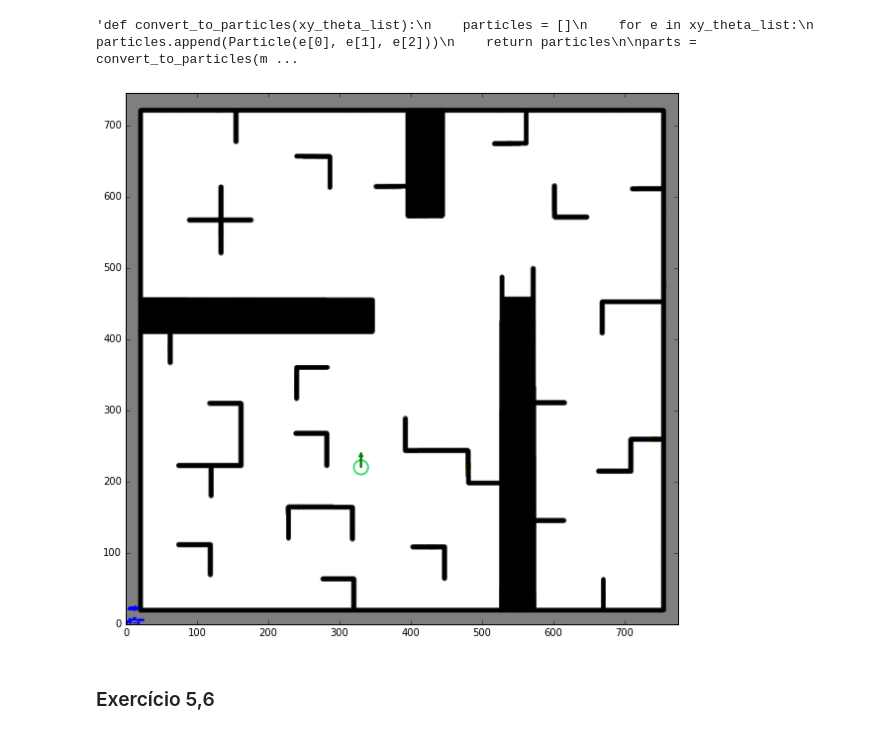
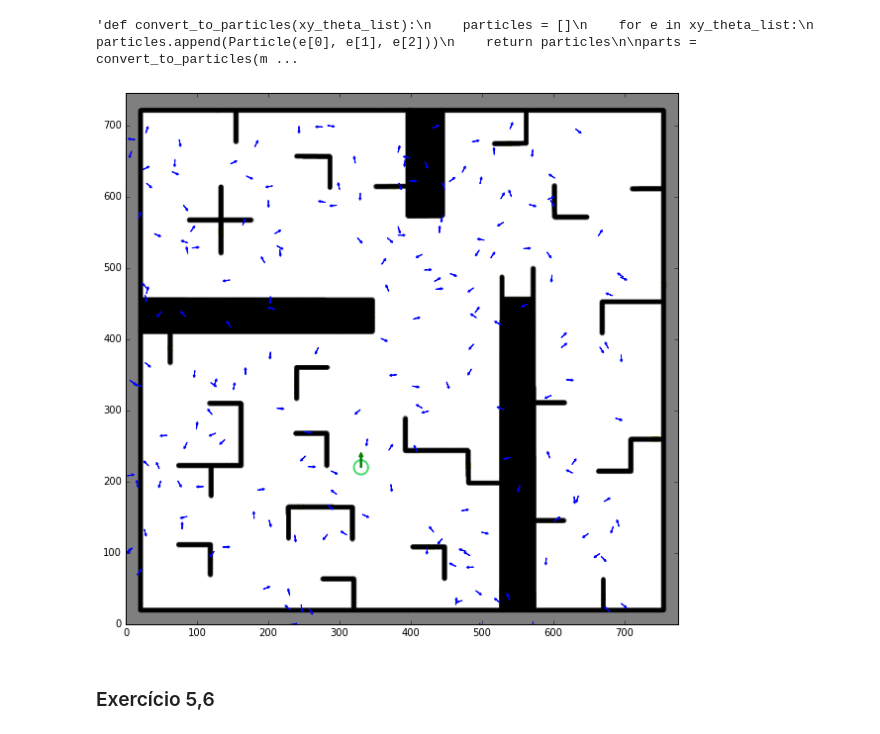
Before and after one commit to eduardotp1/robotica17, a Jupyter notebook: particle_filter/jupyter_particle/ParticleFilter_update.ipynb, the cells around one changed output. Cells and saved outputs as stored; diff of their text form; code cells hidden in the pictures.

```diff
--- a/particle_filter/jupyter_particle/ParticleFilter_update.ipynb
+++ b/particle_filter/jupyter_particle/ParticleFilter_update.ipynb
@@ -154,7 +154,7 @@ def gerador_particulas_aleatorias(n_part,minx,maxx,miny,maxy):  #Função que re
 # %% [markdown]
 ### Exercício 2,3
 # %%
-particulas=gerador_particulas_aleatorias(500,0,700,0,700)
+particulas=gerador_particulas_aleatorias(200,0,700,0,700)
 # %%
 inspercles.nb_draw_map(color_image, particulas)
 # %% [output]
@@ -164,7 +164,7 @@ inspercles.nb_draw_map(color_image, particulas)
 A função *nb_initialize_particle_cloud()* pertence ao módulo <code>inspercles</code> e já faz uma primeira aleatorização das partículas
 # %%
 # Inicializa as particulas
-particulas = inspercles.nb_initialize_particle_cloud()
+particulas_miranda = inspercles.nb_initialize_particle_cloud()
 # %%
 inspercles.nb_draw_map(color_image, particles = particulas, initial_position = initial_pose, pose=pose, robot=True)
 # %% [output]
@@ -272,10 +272,10 @@ parts = convert_to_particles(movidas)
 # %%
 
 #inspercles.nb_draw_particle_cloud(convert_to_particles(movidas), ax)
 
-ax = inspercles.nb_draw_map(color_image, pose=pose, robot=True, particles=parts)
+ax = inspercles.nb_draw_map(color_image, pose=pose, robot=True, particles=particulas)
 # %% [output]
-[figure, old version]
+[figure, new version]
 # %% [markdown]
 ### Exercício 5,6
 # %%
```
Also changed, not shown: parts of 3 cells of this notebook, 35 other files.
